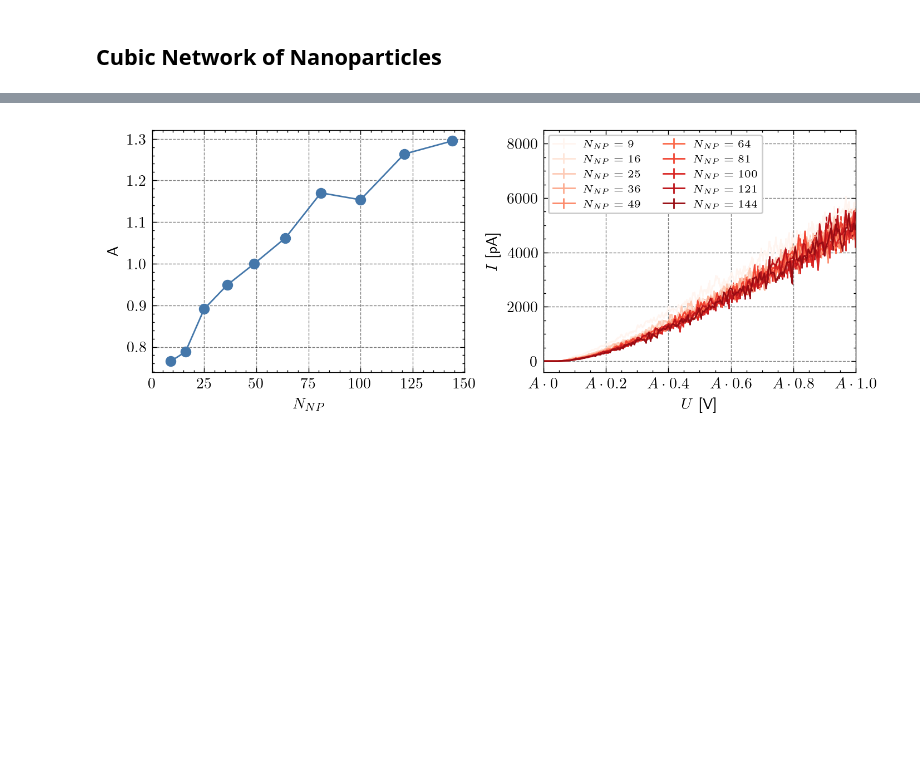
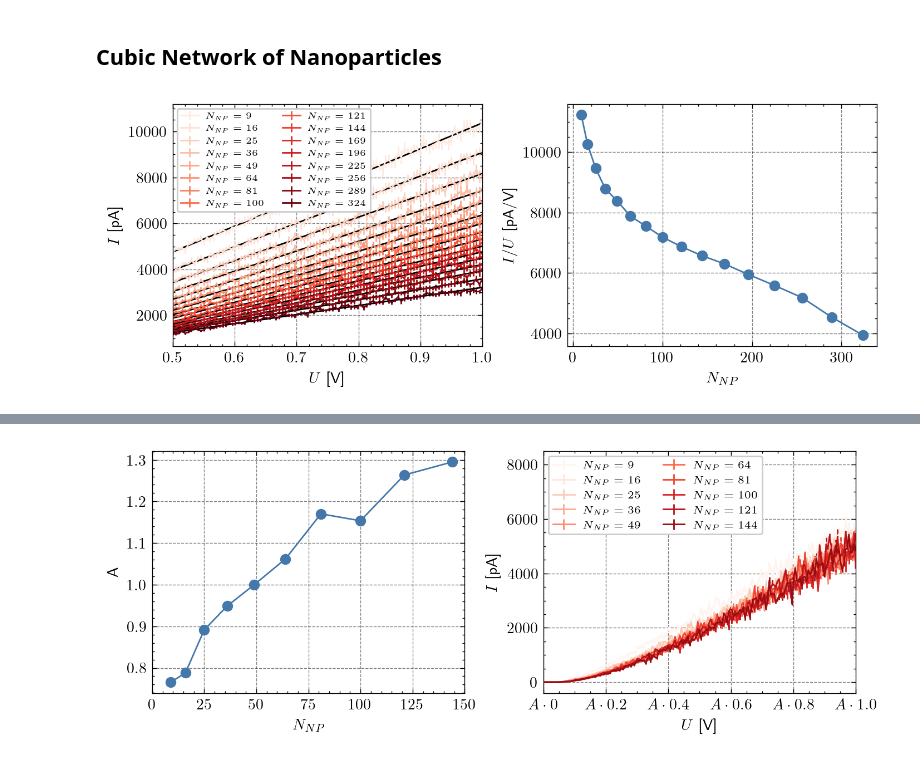
Before and after one commit to JonasMnsing/NanoNets, a Jupyter notebook: scripts/1_funding_period/current_magnitude/current_magnitude.ipynb, the cells around one changed output, grey strips where cells are left out. Cells and saved outputs as stored; diff of their text form; code cells hidden in the pictures; blank space fills up the shorter version.

```diff
--- a/scripts/1_funding_period/current_magnitude/current_magnitude.ipynb
+++ b/scripts/1_funding_period/current_magnitude/current_magnitude.ipynb
@@ -73,3 +54,12 @@ for N in range(3,13):
+# %%
+V_min   = 0.5
+V_max   = 1.0
+V_arr   = np.linspace(V_min, V_max, 100, endpoint=True)
+
+N_min       = 3
+N_max       = 18
+results     = {N : {thread : np.loadtxt(f"data/N_{N}_th_{thread}.csv") for thread in range(10)} for N in range(3,N_max+1)}
+results_new = {key : np.mean([dic[key2] for key2 in dic.keys()], axis=0) for key, dic in results.items()}
 # %%
 p_vals = []
 
@@ -80,0 +75,28 @@ for N in results_c.keys():
+# %%
+cmap = plt.get_cmap('Reds')
+
+with plt.style.context(["science", "bright", "grid"]):
+
+    fig = plt.figure(dpi=200, layout='constrained')
+    fig.set_figwidth(fig.get_figwidth()*2)
+    ax  = fig.add_subplot(1,2,1)
+
+    for i, N in enumerate(range(N_min,N_max+1)):
+
+        ax.errorbar(V_arr, results_new[N][:,2], results_new[N][:,3], c=cmap((i+1)/len(results_new.keys())), label='$N_{NP} = '+f' {N*N}$')
+        ax.plot(V_arr, fit_func(V_arr, *p_vals[i]), 'black')
+
+    ax.set_ylabel("$I$ [pA]")
+    ax.set_xlabel("$U$ [V]")
+    ax.legend(fontsize='xx-small', ncol=2)
+    ax.set_xlim(0.5,1.0)
+
+    ax  = fig.add_subplot(1,2,2)
+
+    ax.plot(np.arange(N_min,N_max+1)**2, slopes, '-o')
+    ax.set_ylabel('$I/U$ [pA/V]')
+    ax.set_xlabel("$N_{NP}$")
+    # ax.set_xlim(0,150)
+    fig.savefig("docs/I_V_cubic_network.png")
+# %% [output]
+[figure, added]
```
Also changed, not shown: parts of 18 cells of this notebook, 12 other files.
